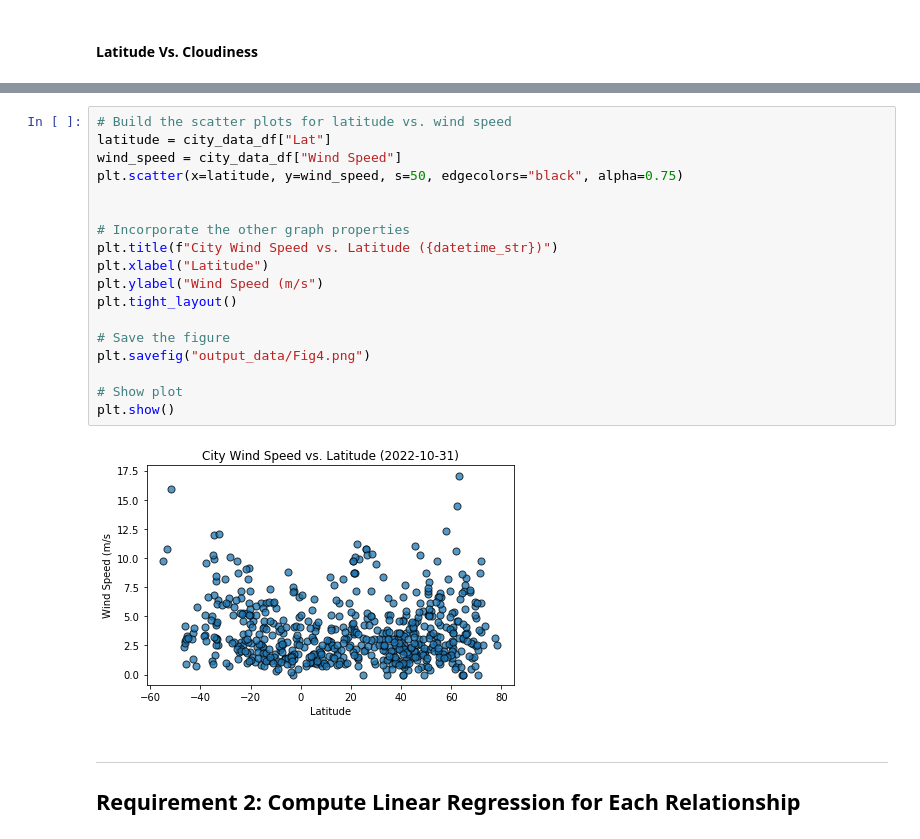
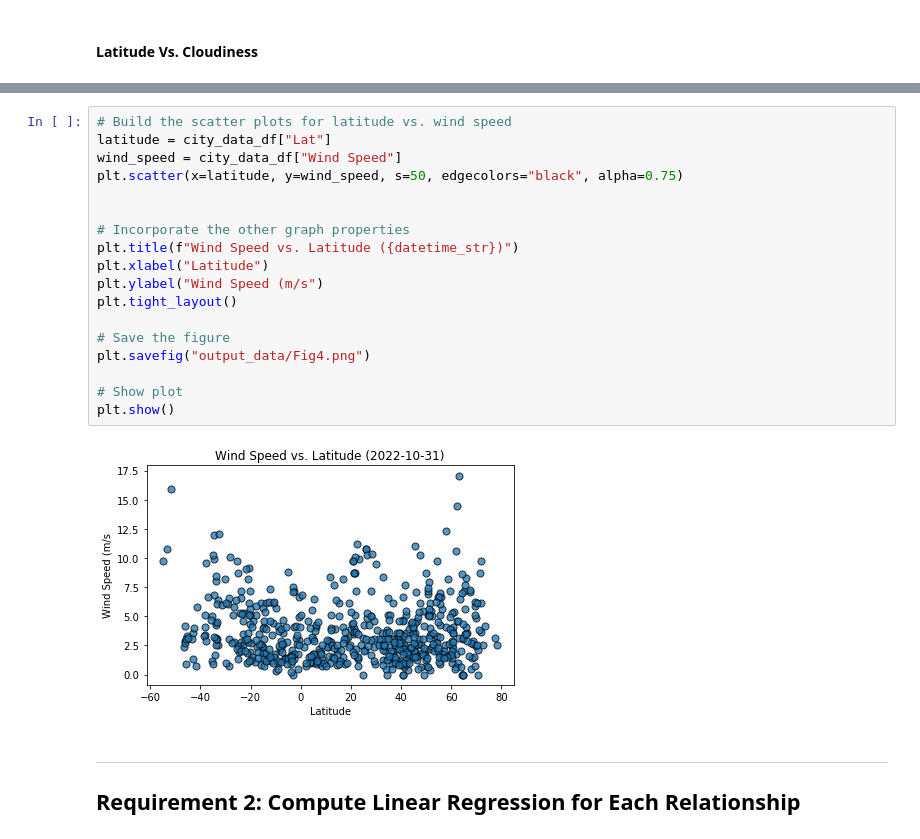
Before and after one commit to gdagger/python-api-challenge, a Jupyter notebook: WeatherPy/WeatherPy.ipynb, the cells around one changed output, grey strips where cells are left out. Drawn from its saved outputs; the diff is of its cells as text.

```diff
--- a/WeatherPy/WeatherPy.ipynb
+++ b/WeatherPy/WeatherPy.ipynb
@@ -271,23 +266,23 @@ plt.show()
 # %%
 # Build the scatter plots for latitude vs. wind speed
 latitude = city_data_df["Lat"]
 wind_speed = city_data_df["Wind Speed"]
 plt.scatter(x=latitude, y=wind_speed, s=50, edgecolors="black", alpha=0.75)
 
 
 # Incorporate the other graph properties
-plt.title(f"City Wind Speed vs. Latitude ({datetime_str})")
+plt.title(f"Wind Speed vs. Latitude ({datetime_str})")
 plt.xlabel("Latitude")
 plt.ylabel("Wind Speed (m/s")
 plt.tight_layout()
 
 # Save the figure
 plt.savefig("output_data/Fig4.png")
 
 # Show plot
 plt.show()
 # %% [output]
-[figure, old version]
+[figure, new version]
 # %% [markdown]
 ---
 
```
Also changed, not shown: parts of 21 cells of this notebook, 7 other files.
